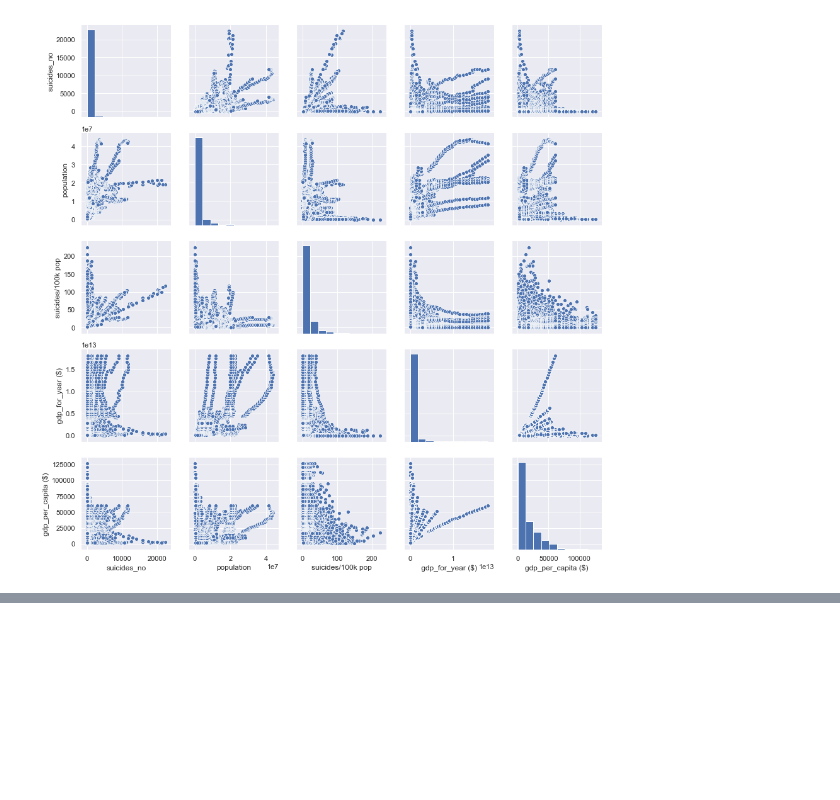
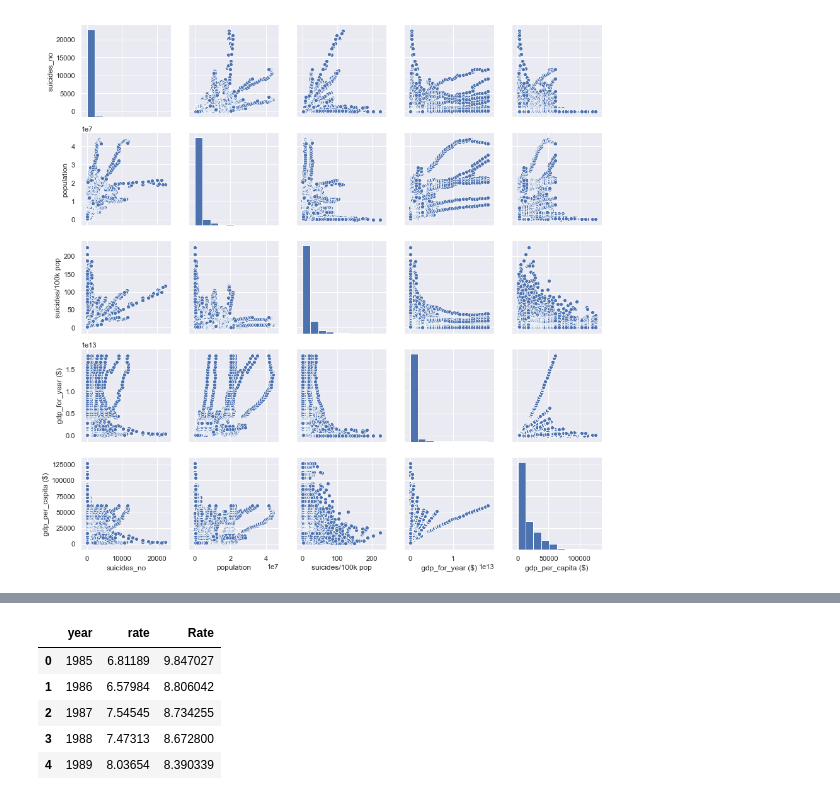
Before and after one commit to milkrong/suicide_rate_analysis, a Jupyter notebook: final_report.ipynb, the cells around one changed output, grey strips where cells are left out. Cells and saved outputs as stored; diff of their text form; code cells hidden in the pictures; blank space fills up the shorter version.

```diff
--- a/final_report.ipynb
+++ b/final_report.ipynb
@@ -138,0 +193,3 @@ plt.show()
+# %%
+unemployment_rate['Rate'] = unemployment_rate['Rate'].str.rstrip('%').astype('float')
+world_up_rate = unemployment_rate.groupby(['Year'])[['Rate']].mean().reset_index()
@@ -138,0 +221,10 @@ plt.show()
+# %%
+unem_suicide_rate = suicide_rate.set_index('year').join(world_up_rate.set_index('Year')).reset_index()
+unem_suicide_rate.head()
+# %% [output]
+|  | year | rate | Rate |
+| 0 | 1985 | 6.81189 | 9.847027 |
+| 1 | 1986 | 6.57984 | 8.806042 |
+| 2 | 1987 | 7.54545 | 8.734255 |
+| 3 | 1988 | 7.47313 | 8.672800 |
+| 4 | 1989 | 8.03654 | 8.390339 |
```
Also changed, not shown: parts of 16 cells of this notebook, 2 other files.
